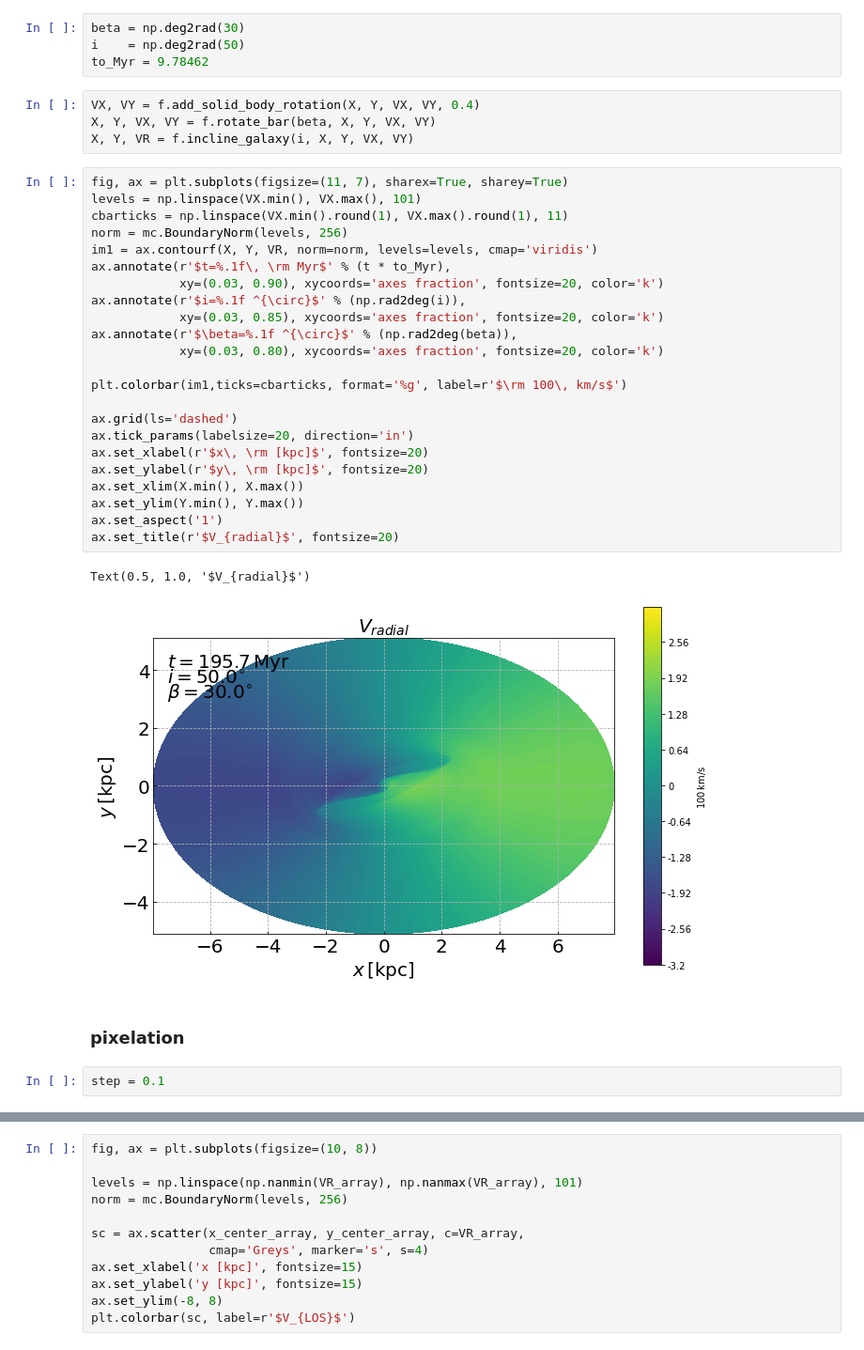
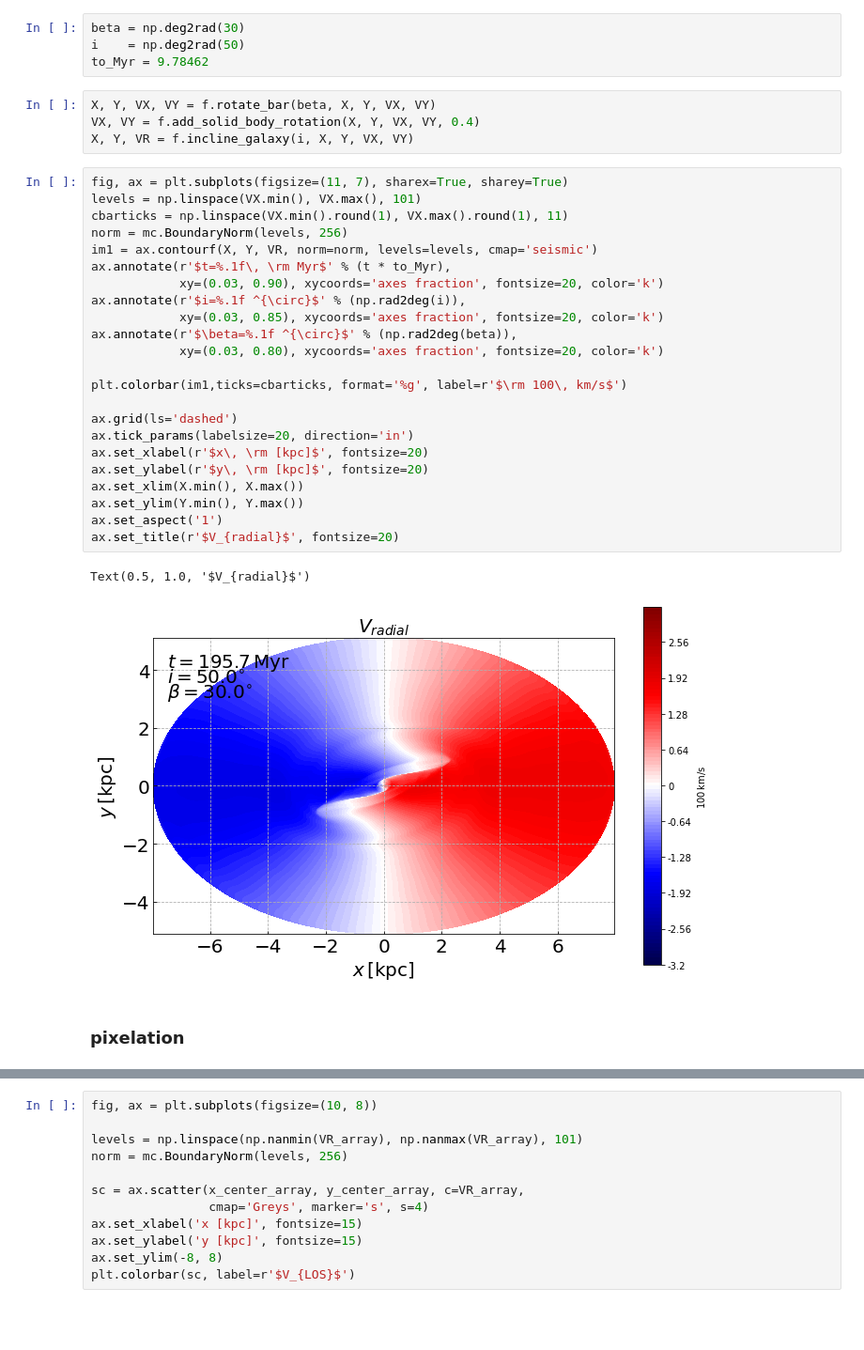
Before and after one commit to olgaborodina/pattern_speed, a Jupyter notebook: TW_method.ipynb, the cells around one changed output, grey strips where cells are left out. Shown at 94% size. Saved outputs shown, nothing was run; the diff lists cells and outputs as text; blank space fills up the shorter version.

```diff
--- a/TW_method.ipynb
+++ b/TW_method.ipynb
@@ -16,37 +16,35 @@ beta = np.deg2rad(30)
 i    = np.deg2rad(50)
 to_Myr = 9.78462
 # %%
+X, Y, VX, VY = f.rotate_bar(beta, X, Y, VX, VY)
 VX, VY = f.add_solid_body_rotation(X, Y, VX, VY, 0.4)
-X, Y, VX, VY = f.rotate_bar(beta, X, Y, VX, VY)
 X, Y, VR = f.incline_galaxy(i, X, Y, VX, VY)
 # %%
 fig, ax = plt.subplots(figsize=(11, 7), sharex=True, sharey=True)
 levels = np.linspace(VX.min(), VX.max(), 101)
 cbarticks = np.linspace(VX.min().round(1), VX.max().round(1), 11)
 norm = mc.BoundaryNorm(levels, 256)
-im1 = ax.contourf(X, Y, VR, norm=norm, levels=levels, cmap='viridis')
+im1 = ax.contourf(X, Y, VR, norm=norm, levels=levels, cmap='seismic')
 ax.annotate(r'$t=%.1f\, \rm Myr$' % (t * to_Myr),
             xy=(0.03, 0.90), xycoords='axes fraction', fontsize=20, color='k')
 ax.annotate(r'$i=%.1f ^{\circ}$' % (np.rad2deg(i)),
             xy=(0.03, 0.85), xycoords='axes fraction', fontsize=20, color='k')
 ax.annotate(r'$\beta=%.1f ^{\circ}$' % (np.rad2deg(beta)),
             xy=(0.03, 0.80), xycoords='axes fraction', fontsize=20, color='k')
 
 plt.colorbar(im1,ticks=cbarticks, format='%g', label=r'$\rm 100\, km/s$')
 
 ax.grid(ls='dashed')
 ax.tick_params(labelsize=20, direction='in')
 ax.set_xlabel(r'$x\, \rm [kpc]$', fontsize=20)
 ax.set_ylabel(r'$y\, \rm [kpc]$', fontsize=20)
 ax.set_xlim(X.min(), X.max())
 ax.set_ylim(Y.min(), Y.max())
 ax.set_aspect('1')
 ax.set_title(r'$V_{radial}$', fontsize=20)
 # %% [output]
 Text(0.5, 1.0, '$V_{radial}$')
-[figure, old version]
+[figure, new version]
 # %% [markdown]
 ### pixelation
-# %%
-step = 0.1
 # %%
```
Also changed, not shown: parts of 4 cells of this notebook.
